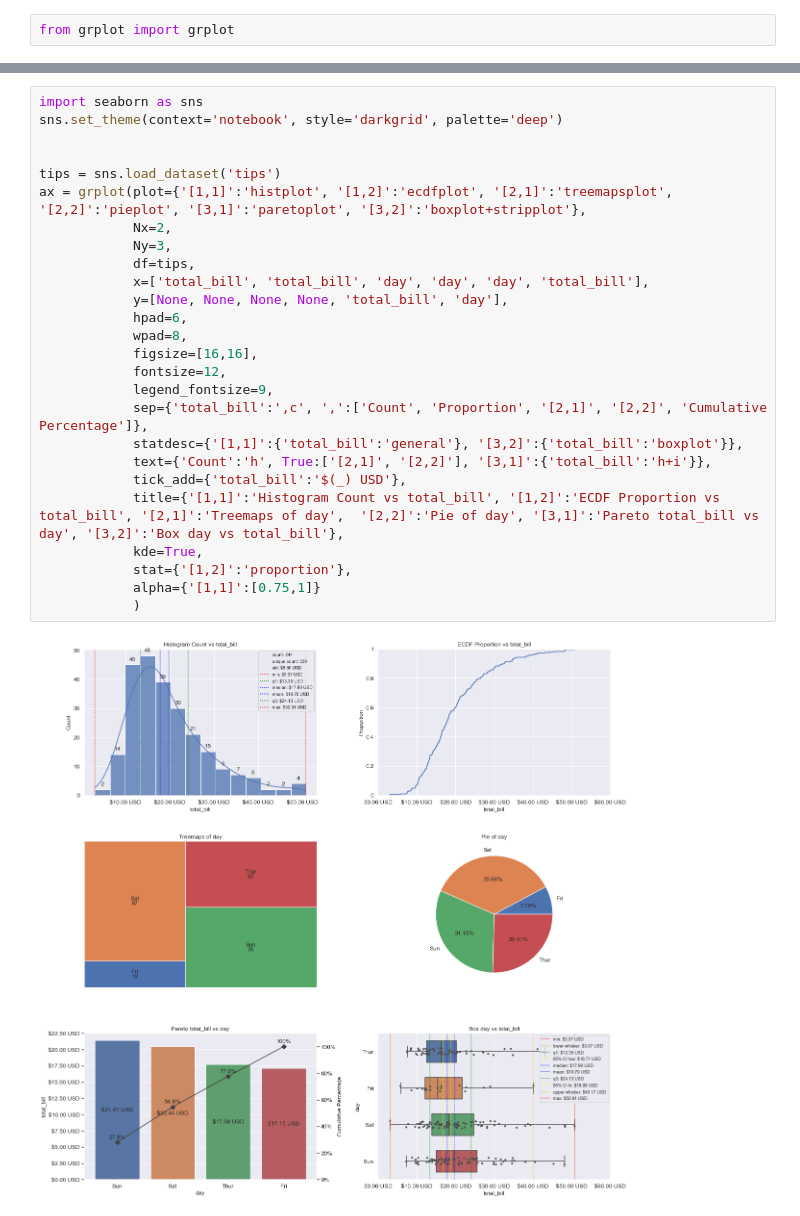
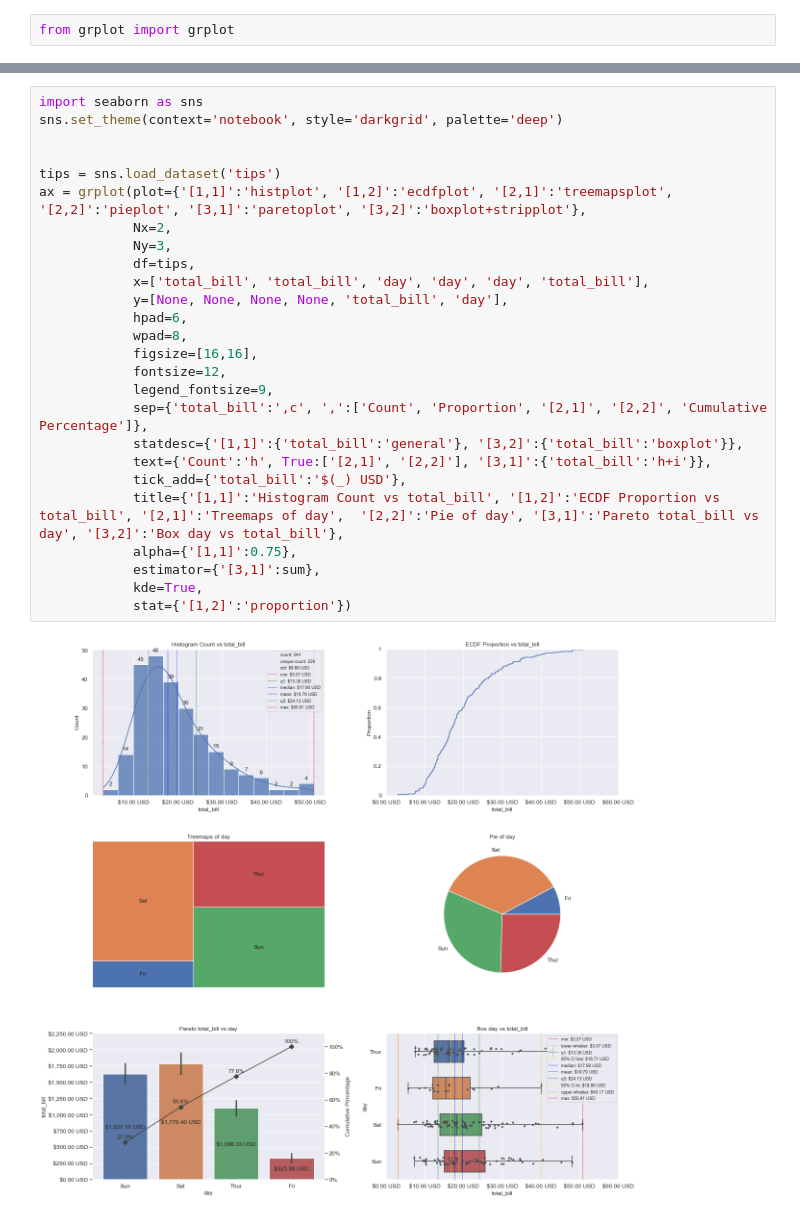
Before and after one commit to ghiffaryr/grplot, a Jupyter notebook: doc/example/example.ipynb, the cells around one changed output, grey strips where cells are left out. Drawn from its saved outputs; the diff is of its cells as text.

```diff
--- a/doc/example/example.ipynb
+++ b/doc/example/example.ipynb
@@ -25,31 +25,31 @@ grplot(plot, df, x=None, y=None, Nx=None, Ny=None, figsize=[8, 6], pad=6, hpad=N
 # %%
 import seaborn as sns
 sns.set_theme(context='notebook', style='darkgrid', palette='deep')
 
 
 tips = sns.load_dataset('tips')
 ax = grplot(plot={'[1,1]':'histplot', '[1,2]':'ecdfplot', '[2,1]':'treemapsplot', '[2,2]':'pieplot', '[3,1]':'paretoplot', '[3,2]':'boxplot+stripplot'},
             Nx=2,
             Ny=3,
             df=tips,
             x=['total_bill', 'total_bill', 'day', 'day', 'day', 'total_bill'],
             y=[None, None, None, None, 'total_bill', 'day'],
             hpad=6,
             wpad=8,
             figsize=[16,16],
             fontsize=12,
             legend_fontsize=9,
             sep={'total_bill':',c', ',':['Count', 'Proportion', '[2,1]', '[2,2]', 'Cumulative Percentage']},
             statdesc={'[1,1]':{'total_bill':'general'}, '[3,2]':{'total_bill':'boxplot'}},
             text={'Count':'h', True:['[2,1]', '[2,2]'], '[3,1]':{'total_bill':'h+i'}},
             tick_add={'total_bill':'$(_) USD'},
             title={'[1,1]':'Histogram Count vs total_bill', '[1,2]':'ECDF Proportion vs total_bill', '[2,1]':'Treemaps of day',  '[2,2]':'Pie of day', '[3,1]':'Pareto total_bill vs day', '[3,2]':'Box day vs total_bill'},
+            alpha={'[1,1]':0.75},
+            estimator={'[3,1]':sum},
             kde=True,
-            stat={'[1,2]':'proportion'},
-            alpha={'[1,1]':[0.75,1]}
-            )
+            stat={'[1,2]':'proportion'})
 # %% [output]
-[figure, old version]
+[figure, new version]
 # %%
 ax = grplot(plot='lineplot+scatterplot',
             df=tips.head(5),
```
Also changed, not shown: parts of 5 cells of this notebook, 14 other files.
